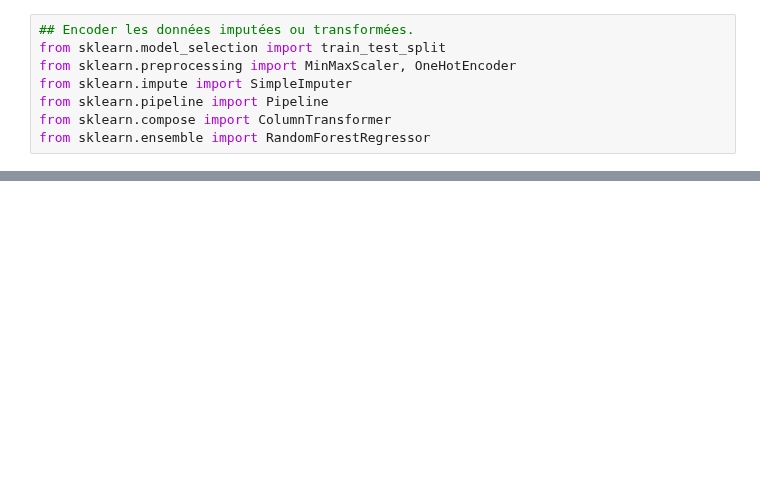
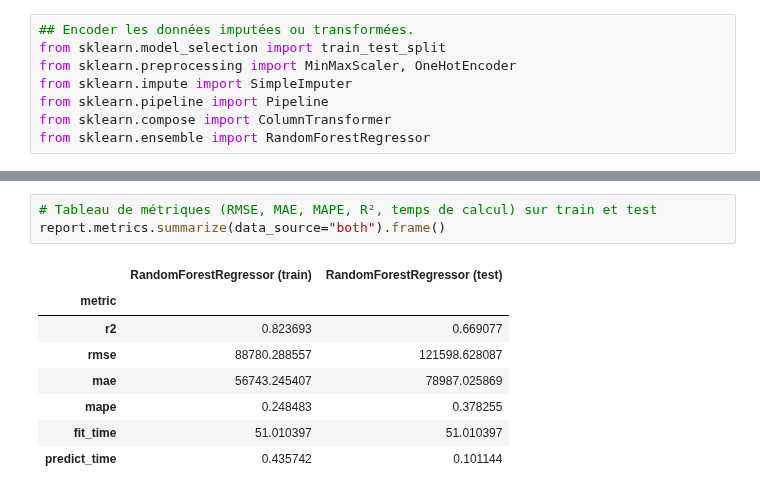
Before and after one commit to ensae-reproductibilite/application, a Jupyter notebook: dvf.ipynb, the cells around one changed output, grey strips where cells are left out. Drawn from its saved outputs; the diff is of its cells as text; blank space fills up the shorter version.

```diff
--- a/dvf.ipynb
+++ b/dvf.ipynb
@@ -121,0 +206,12 @@ print(rmse_commune.tail(5))
+# %%
+# Tableau de métriques (RMSE, MAE, MAPE, R², temps de calcul) sur train et test
+report.metrics.summarize(data_source="both").frame()
+# %% [output]
+|  | RandomForestRegressor (train) | RandomForestRegressor (test) |
+| metric |  |  |
+| r2 | 0.823693 | 0.669077 |
+| rmse | 88780.288557 | 121598.628087 |
+| mae | 56743.245407 | 78987.025869 |
+| mape | 0.248483 | 0.378255 |
+| fit_time | 51.010397 | 51.010397 |
+| predict_time | 0.435742 | 0.101144 |
```
Also changed, not shown: parts of 17 cells of this notebook, 3 other files.
